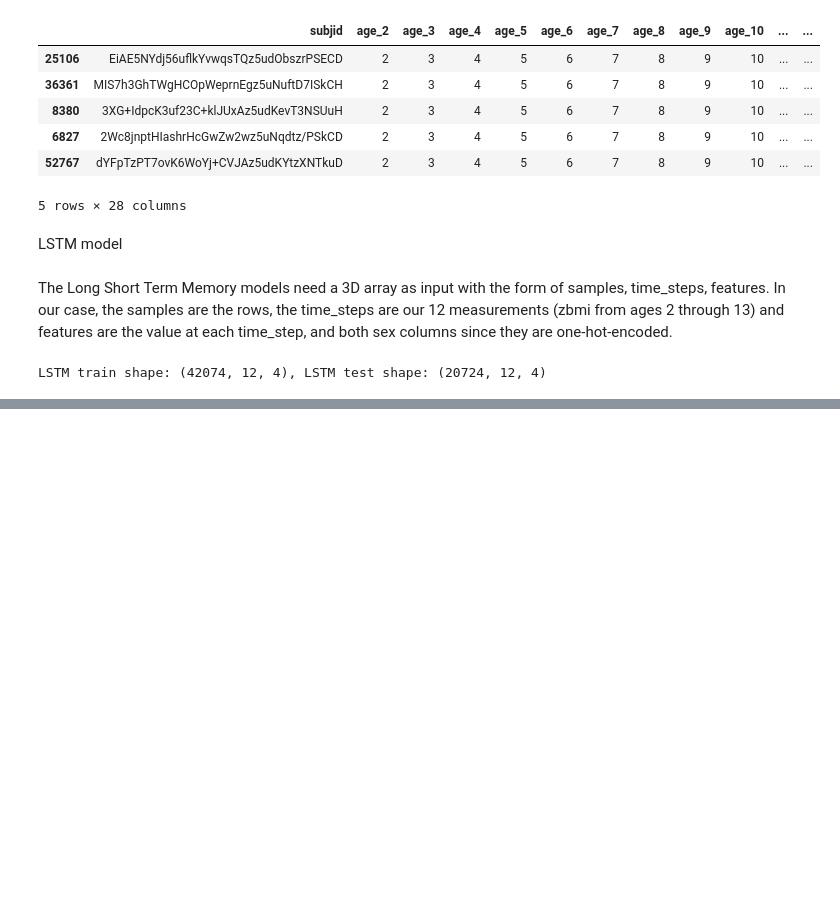
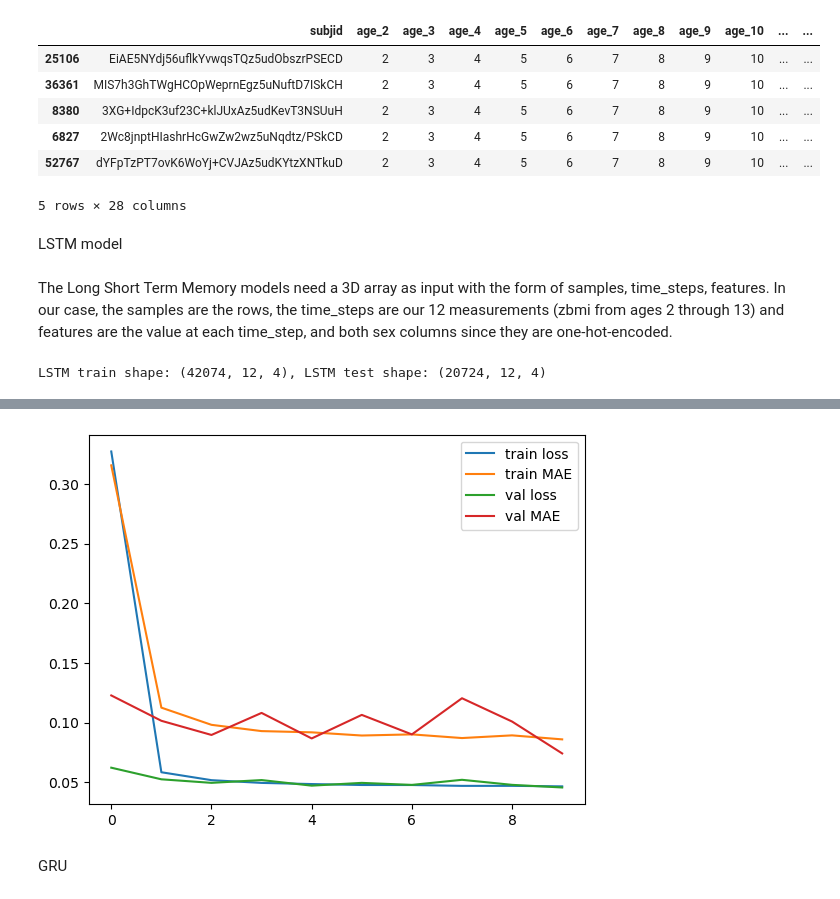
Before and after one commit to Marc-CC/Teen-Obesity-predictor-App, a Jupyter notebook: ML_models_tfm.ipynb, the cells around one changed output, grey strips where cells are left out. Cells and saved outputs as stored; diff of their text form; code cells hidden in the pictures; blank space fills up the shorter version.

Commit message:
Added models except gaussianprocesses and transformers

```diff
--- a/ML_models_tfm.ipynb
+++ b/ML_models_tfm.ipynb
@@ -443,0 +471,11 @@ plt.show()
+# %%
+testlstm_xtrain = np.nan_to_num(LSTM_xtrain, nan=999.0)
+testlstm_xtest = np.nan_to_num(LSTM_xtest, nan=999.0)
+testlstm_model = tf.keras.models.Sequential()
+testlstm_model.add(tf.keras.layers.Input(shape=(12, 4)))
+testlstm_model.add(tf.keras.layers.Masking(mask_value=999.0))
+testlstm_model.add(tf.keras.layers.LSTM(64))
+testlstm_model.add(tf.keras.layers.Dense(1, activation='linear'))
+testlstm_model.compile(optimizer='adam', loss='mse', metrics=['mae'])
+# %%
+testLSTM_model = testlstm_model.fit(testlstm_xtrain, ytrain, epochs=10, batch_size=32, validation_split = 0.2)
@@ -443,0 +503,11 @@ plt.show()
+# %%
+plt.plot(testLSTM_model.history['loss'], label='train loss')
+plt.plot(testLSTM_model.history['mae'], label='train MAE')
+plt.plot(testLSTM_model.history['val_loss'], label='val loss')
+plt.plot(testLSTM_model.history['val_mae'], label='val MAE')
+plt.legend()
+plt.show()
+# %% [output]
+[figure, added]
+# %% [markdown]
+GRU
```
Also changed, not shown: parts of 37 cells of this notebook.
